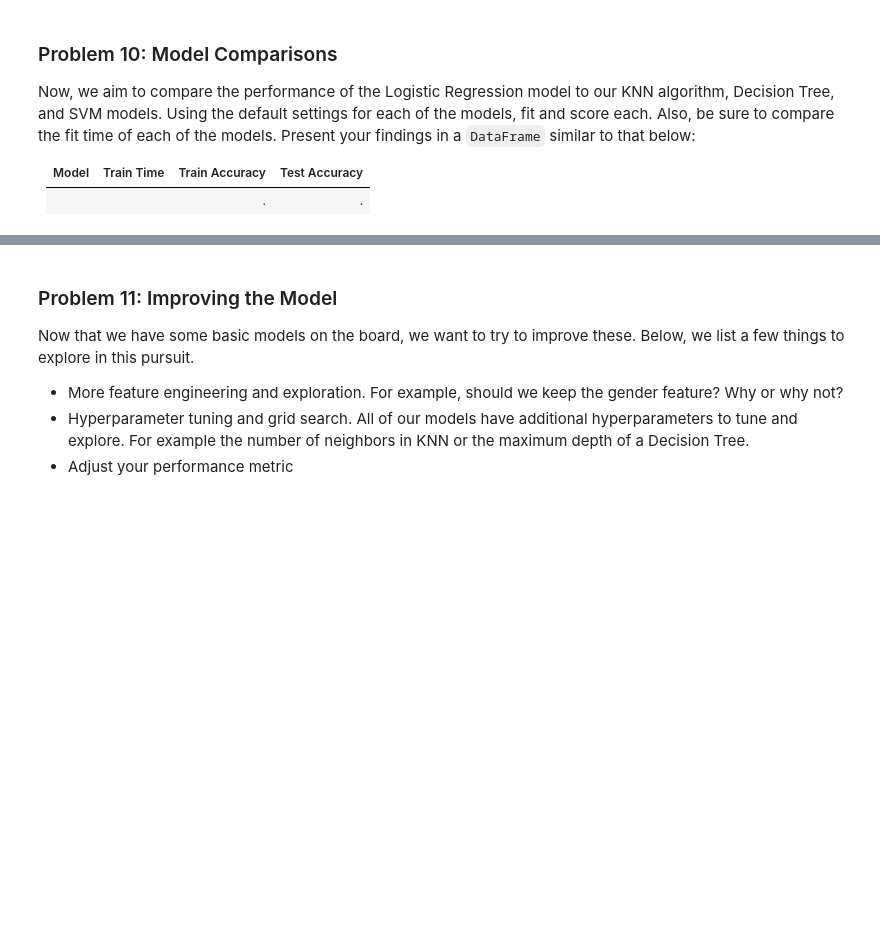
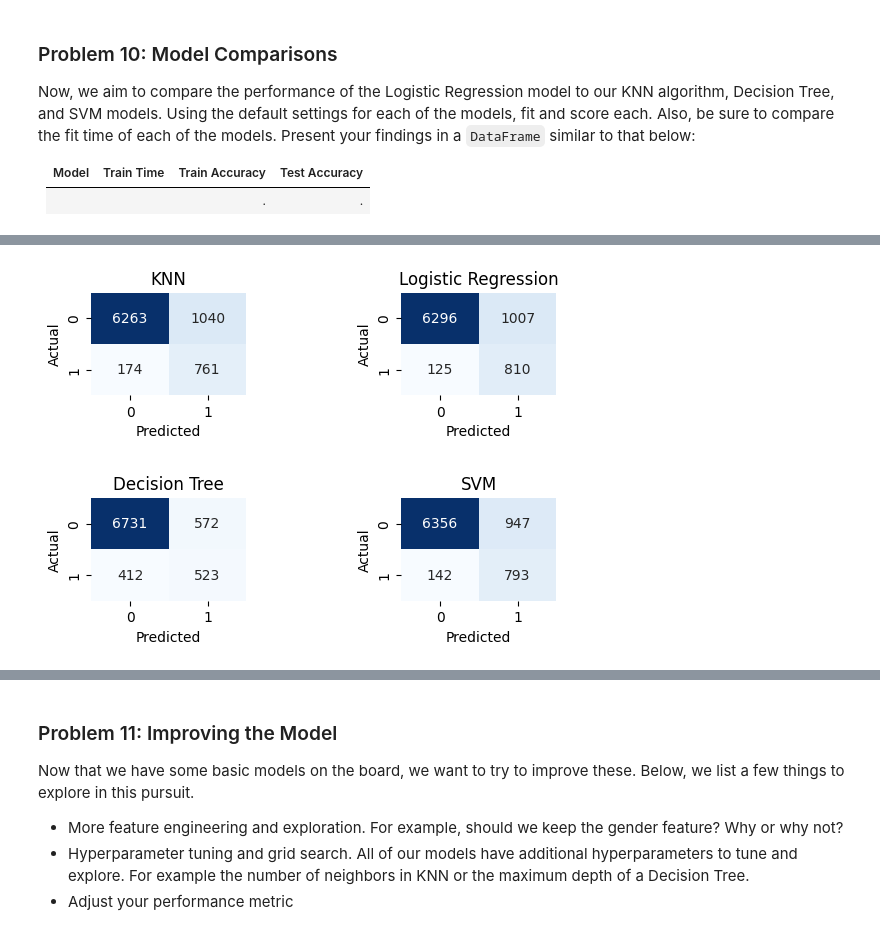
Before and after one commit to JunGaoca/bankMarketingPrediction, a Jupyter notebook: bank-marketing-prediction.ipynb, the cells around one changed output, grey strips where cells are left out. Saved outputs shown, nothing was run; the diff lists cells and outputs as text; code cells hidden in the pictures; blank space fills up the shorter version.

```diff
--- a/bank-marketing-prediction.ipynb
+++ b/bank-marketing-prediction.ipynb
@@ -514,0 +604,8 @@ Now, we aim to compare the performance of the Logistic Regression model to our K
+# %%
+# Create a list of models to train
+models = {
+    'KNN': KNeighborsClassifier(n_neighbors=5),
+    'Logistic Regression': LogisticRegression(random_state=42),
+    'Decision Tree': DecisionTreeClassifier(random_state=42),
+    'SVM': SVC(random_state=42),
+}
@@ -514,0 +662,31 @@ Now, we aim to compare the performance of the Logistic Regression model to our K
+# %%
+# Calculate rows and columns for the plot grid
+n_models = len(results)
+n_cols = 2  # Maximum number of plots per row
+n_rows = math.ceil(n_models / n_cols)  # Calculate the required number of rows
+
+# Create the subplot grid
+fig, axes = plt.subplots(n_rows, n_cols, figsize=(n_cols * 3, n_rows * 2))  # Smaller figure size
+
+# Flatten axes for easy iteration (works for multi-row layouts)
+axes = axes.flatten()
+
+# Plot each confusion matrix
+for idx, (model_name, metrics) in enumerate(results.items()):
+    confusion_mat = metrics['Confusion Matrix']
+    sns.heatmap(confusion_mat, annot=True, fmt='d', cmap='Blues', cbar=False, ax=axes[idx])
+    axes[idx].set_title(f"{model_name}")
+    axes[idx].set_xlabel('Predicted')
+    axes[idx].set_ylabel('Actual')
+
+# Hide any unused subplots
+for idx in range(len(results), len(axes)):
+    axes[idx].axis('off')
+
+# Add vertical space between rows
+plt.subplots_adjust(hspace=1)  # Increase vertical spacing
+plt.subplots_adjust(wspace=1)  # Add optional horizontal spacing
+
+plt.show()
+# %% [output]
+[figure, added]
```
Also changed, not shown: parts of 41 cells of this notebook, 4 other files.
